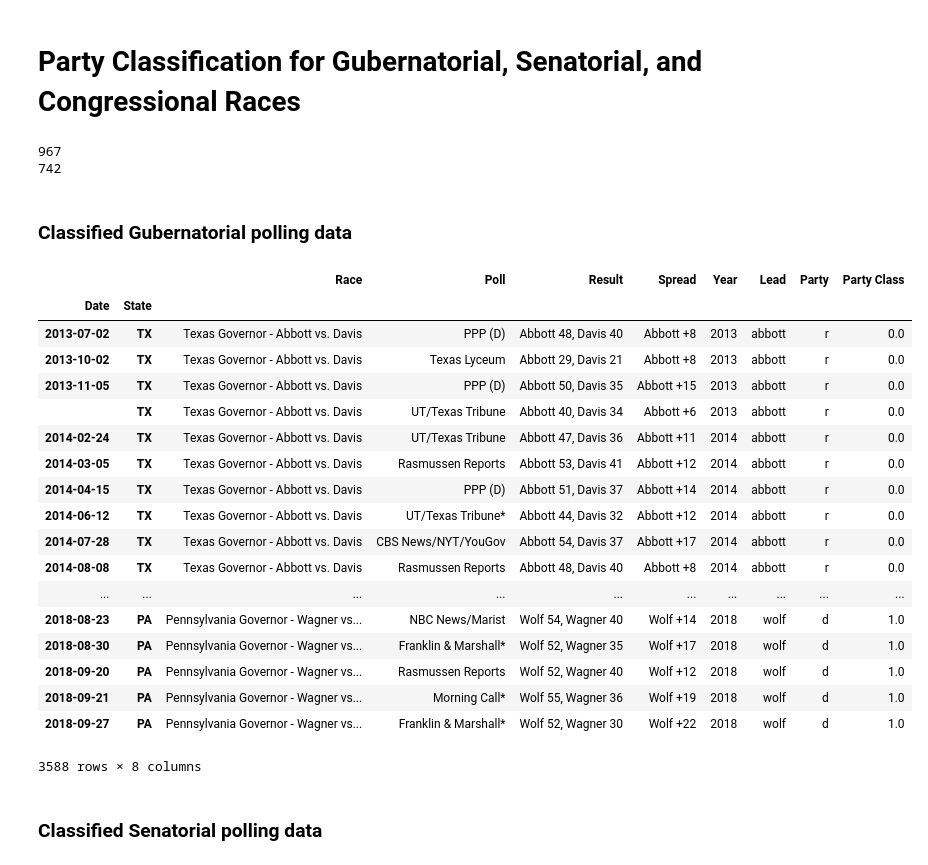
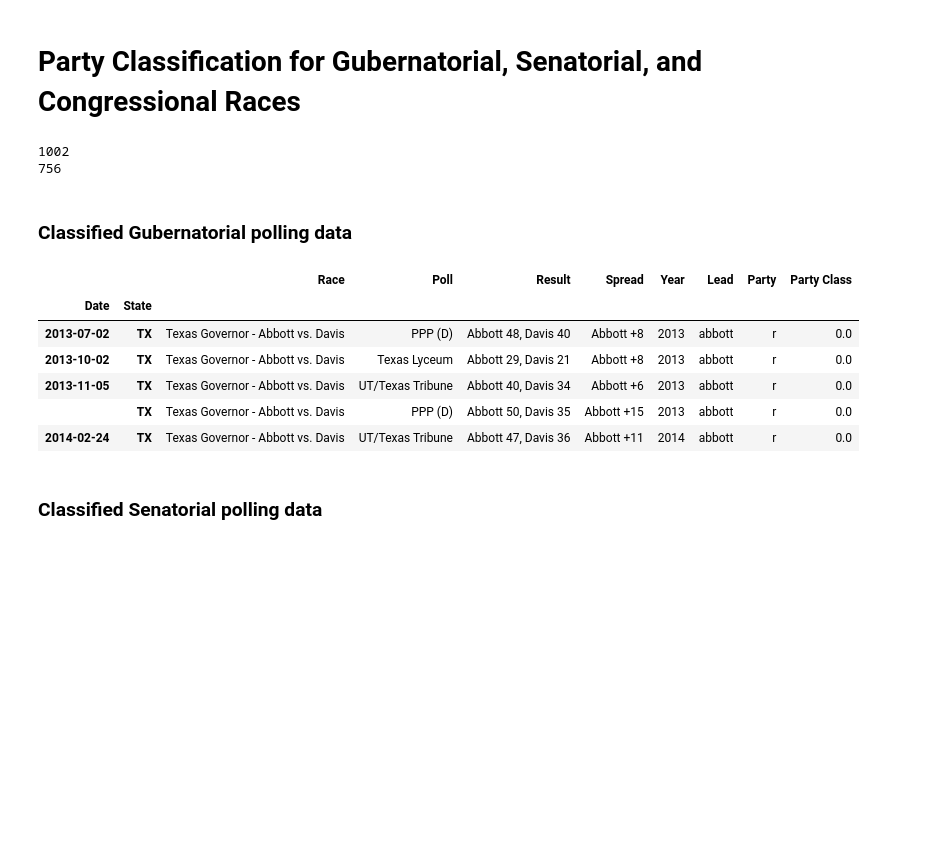
Before and after one commit to Nlorio/election-forecast, a Jupyter notebook: notebooks/DemocratRepublican_Classification.ipynb, the cells around one changed output. Saved outputs shown, nothing was run; the diff lists cells and outputs as text; code cells hidden in the pictures; blank space fills up the shorter version.

Commit message:
dealt with duplicates

```diff
--- a/notebooks/DemocratRepublican_Classification.ipynb
+++ b/notebooks/DemocratRepublican_Classification.ipynb
@@ -34,7 +34,6 @@ def make_pretty_RCP(CSV_list):
     clean_dfs = []
     for csv in CSV_list:
         df = read_csv(csv)
-        df = df.drop(['Unnamed: 0'], axis=1)
         df['Date'] = to_datetime(df['Date'])
         df['Year'] = df['Year'].astype(int)
         df.columns = ['Race','Poll','Result','Spread','Date','Year']
@@ -42,7 +41,7 @@ def make_pretty_RCP(CSV_list):
         clean_dfs.append(df)
     return clean_dfs
 
-clean_dfs = make_pretty_RCP(['RCP_governor.csv','RCP_senate.csv','RCP_house.csv'])
+clean_dfs = make_pretty_RCP(['RCP_governor_Final.csv','RCP_senate_Final.csv','RCP_house_Final.csv'])
 gov_df, sen_df, house_df = clean_dfs[0], clean_dfs[1], clean_dfs[2]
 
 # This format is consistent for all dfs
@@ -133,8 +132,8 @@ def Party_Classification(RCP_df, win_df, states_dict):
     RCP_df['JI'] = RCP_df['Lead']+' '+RCP_df['State']
 
     # Join RCP_df to win_df on JI
-    RCP_df = RCP_df.set_index('JI').join(win_df.set_index('JI')).set_index('Date')
-    RCP_df = RCP_df.reset_index().set_index(['Date', 'State'])
+    RCP_df = RCP_df.set_index('JI').join(win_df.set_index('JI')).drop_duplicates()
+    RCP_df = RCP_df.set_index(['Date', 'State'])
 
     # Democrat=1, Republican=0, nans stay as is
     ind = party_class(RCP_df)
@@ -155,33 +154,21 @@ def Party_Classification(RCP_df, win_df, states_dict):
 print(Party_Classification(sen_df, sen_win, states_dict)['Party'].isnull().sum())
 print(Party_Classification(sen_df, all_win, states_dict)['Party'].isnull().sum())
 # %% [output]
-967
-742
+1002
+756
 # %% [markdown]
 ### Classified Gubernatorial polling data
 # %%
 gov_df_c = Party_Classification(gov_df, all_win, states_dict)
-gov_df_c
+gov_df_c.head()
 # %% [output]
 |  |  | Race | Poll | Result | Spread | Year | Lead | Party | Party Class |
 | Date | State |  |  |  |  |  |  |  |  |
 | 2013-07-02 | TX | Texas Governor - Abbott vs. Davis | PPP (D) | Abbott 48, Davis 40 | Abbott +8 | 2013 | abbott | r | 0.0 |
 | 2013-10-02 | TX | Texas Governor - Abbott vs. Davis | Texas Lyceum | Abbott 29, Davis 21 | Abbott +8 | 2013 | abbott | r | 0.0 |
-| 2013-11-05 | TX | Texas Governor - Abbott vs. Davis | PPP (D) | Abbott 50, Davis 35 | Abbott +15 | 2013 | abbott | r | 0.0 |
-|  | TX | Texas Governor - Abbott vs. Davis | UT/Texas Tribune | Abbott 40, Davis 34 | Abbott +6 | 2013 | abbott | r | 0.0 |
+| 2013-11-05 | TX | Texas Governor - Abbott vs. Davis | UT/Texas Tribune | Abbott 40, Davis 34 | Abbott +6 | 2013 | abbott | r | 0.0 |
+|  | TX | Texas Governor - Abbott vs. Davis | PPP (D) | Abbott 50, Davis 35 | Abbott +15 | 2013 | abbott | r | 0.0 |
 | 2014-02-24 | TX | Texas Governor - Abbott vs. Davis | UT/Texas Tribune | Abbott 47, Davis 36 | Abbott +11 | 2014 | abbott | r | 0.0 |
-| 2014-03-05 | TX | Texas Governor - Abbott vs. Davis | Rasmussen Reports | Abbott 53, Davis 41 | Abbott +12 | 2014 | abbott | r | 0.0 |
-| 2014-04-15 | TX | Texas Governor - Abbott vs. Davis | PPP (D) | Abbott 51, Davis 37 | Abbott +14 | 2014 | abbott | r | 0.0 |
-| 2014-06-12 | TX | Texas Governor - Abbott vs. Davis | UT/Texas Tribune* | Abbott 44, Davis 32 | Abbott +12 | 2014 | abbott | r | 0.0 |
-| 2014-07-28 | TX | Texas Governor - Abbott vs. Davis | CBS News/NYT/YouGov | Abbott 54, Davis 37 | Abbott +17 | 2014 | abbott | r | 0.0 |
-| 2014-08-08 | TX | Texas Governor - Abbott vs. Davis | Rasmussen Reports | Abbott 48, Davis 40 | Abbott +8 | 2014 | abbott | r | 0.0 |
-| ... | ... | ... | ... | ... | ... | ... | ... | ... | ... |
-| 2018-08-23 | PA | Pennsylvania Governor - Wagner vs... | NBC News/Marist | Wolf 54, Wagner 40 | Wolf +14 | 2018 | wolf | d | 1.0 |
-| 2018-08-30 | PA | Pennsylvania Governor - Wagner vs... | Franklin & Marshall* | Wolf 52, Wagner 35 | Wolf +17 | 2018 | wolf | d | 1.0 |
-| 2018-09-20 | PA | Pennsylvania Governor - Wagner vs... | Rasmussen Reports | Wolf 52, Wagner 40 | Wolf +12 | 2018 | wolf | d | 1.0 |
-| 2018-09-21 | PA | Pennsylvania Governor - Wagner vs... | Morning Call* | Wolf 55, Wagner 36 | Wolf +19 | 2018 | wolf | d | 1.0 |
-| 2018-09-27 | PA | Pennsylvania Governor - Wagner vs... | Franklin & Marshall* | Wolf 52, Wagner 30 | Wolf +22 | 2018 | wolf | d | 1.0 |
-3588 rows × 8 columns
 # %% [markdown]
 ### Classified Senatorial polling data
 # %%
```
Also changed, not shown: parts of 6 cells of this notebook.
